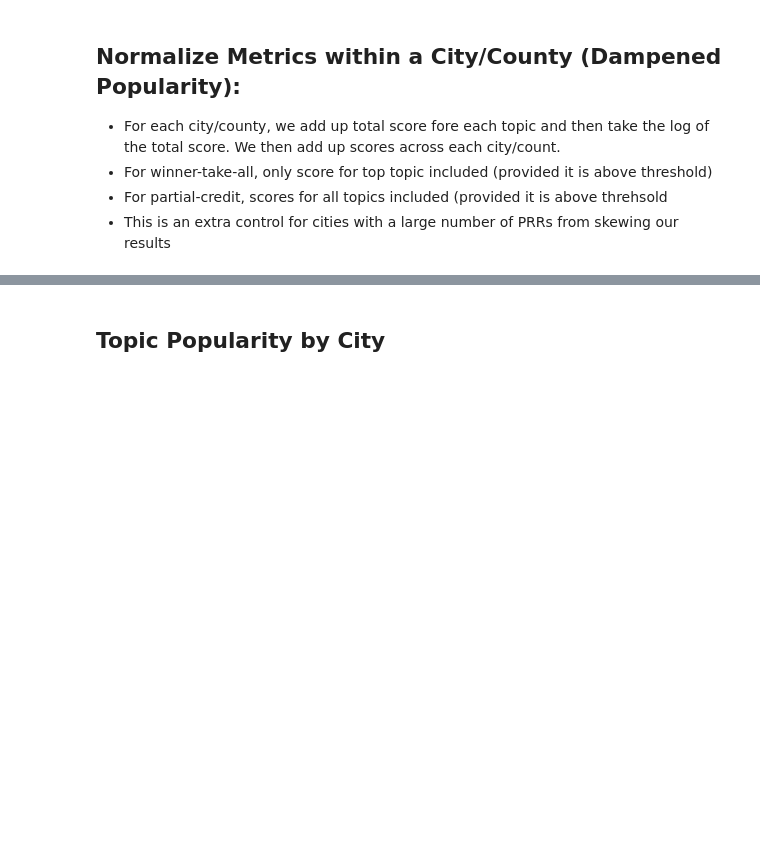
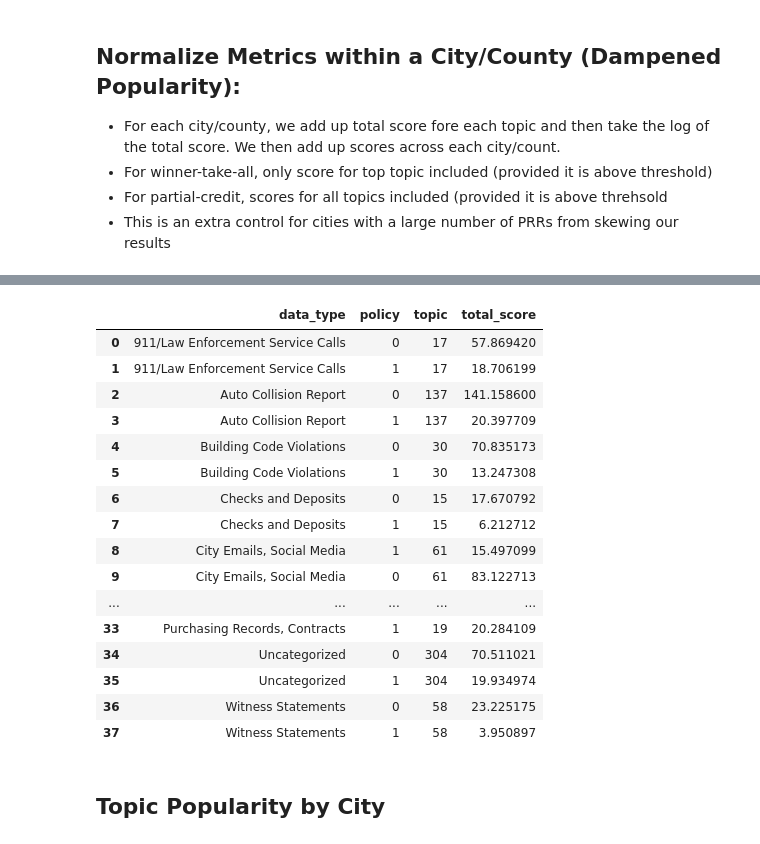
Before and after one commit to alenastern/Sunlight_FOIA, a Jupyter notebook: src/analysis/PRR_Topic_Popularity_LDA.ipynb, the cells around one changed output, grey strips where cells are left out. Drawn from its saved outputs; the diff is of its cells as text; code cells hidden in the pictures; blank space fills up the shorter version.

```diff
--- a/src/analysis/PRR_Topic_Popularity_LDA.ipynb
+++ b/src/analysis/PRR_Topic_Popularity_LDA.ipynb
@@ -748,5 +747,0 @@ final_model.show_topics(num_topics=60, formatted=False)
-# %%
-final_model = gensim.models.ldamodel.LdaModel.load('lda_60_20_model')
-final_model.show_topics(num_topics=60, formatted=False)
-
-final_fp = 'topics/lda_60_20_topics.csv'
@@ -1013 +1188,3 @@ norm_pop(final_fp, city_list, .5, True)
+# %%
+np_df = norm_pop(pol_df, city_list, .2, True, True)
 # %%
@@ -1033,3 +1210,33 @@ np_df
+# %%
+def np_topic_to_data(np_df, data_type_dict = data_type_dict):
+    np_df['data_type'] = np_df['topic'].apply(lambda x: data_type_dict[x])
+    np_gp = np_df.groupby(['data_type', 'policy']).sum()
+    np_gp.reset_index(inplace= True)
+    np_gp.sort_values(by = 'data_type', inplace = True)
+    np_gp.reset_index(drop = True, inplace = True)
+    return np_gp
+# %%
+np_data_type = np_topic_to_data(np_df)
+# %%
+np_data_type
+# %% [output]
+|  | data_type | policy | topic | total_score |
+| 0 | 911/Law Enforcement Service Calls | 0 | 17 | 57.869420 |
+| 1 | 911/Law Enforcement Service Calls | 1 | 17 | 18.706199 |
+| 2 | Auto Collision Report | 0 | 137 | 141.158600 |
+| 3 | Auto Collision Report | 1 | 137 | 20.397709 |
+| 4 | Building Code Violations | 0 | 30 | 70.835173 |
+| 5 | Building Code Violations | 1 | 30 | 13.247308 |
+| 6 | Checks and Deposits | 0 | 15 | 17.670792 |
+| 7 | Checks and Deposits | 1 | 15 | 6.212712 |
+| 8 | City Emails, Social Media | 1 | 61 | 15.497099 |
+| 9 | City Emails, Social Media | 0 | 61 | 83.122713 |
+| ... | ... | ... | ... | ... |
+| 33 | Purchasing Records, Contracts | 1 | 19 | 20.284109 |
+| 34 | Uncategorized | 0 | 304 | 70.511021 |
+| 35 | Uncategorized | 1 | 304 | 19.934974 |
+| 36 | Witness Statements | 0 | 58 | 23.225175 |
+| 37 | Witness Statements | 1 | 58 | 3.950897 |
 # %%
 np_df = norm_pop(final_fp, city_list, .2, False)
 # %%
```
Also changed, not shown: parts of 44 cells of this notebook.
